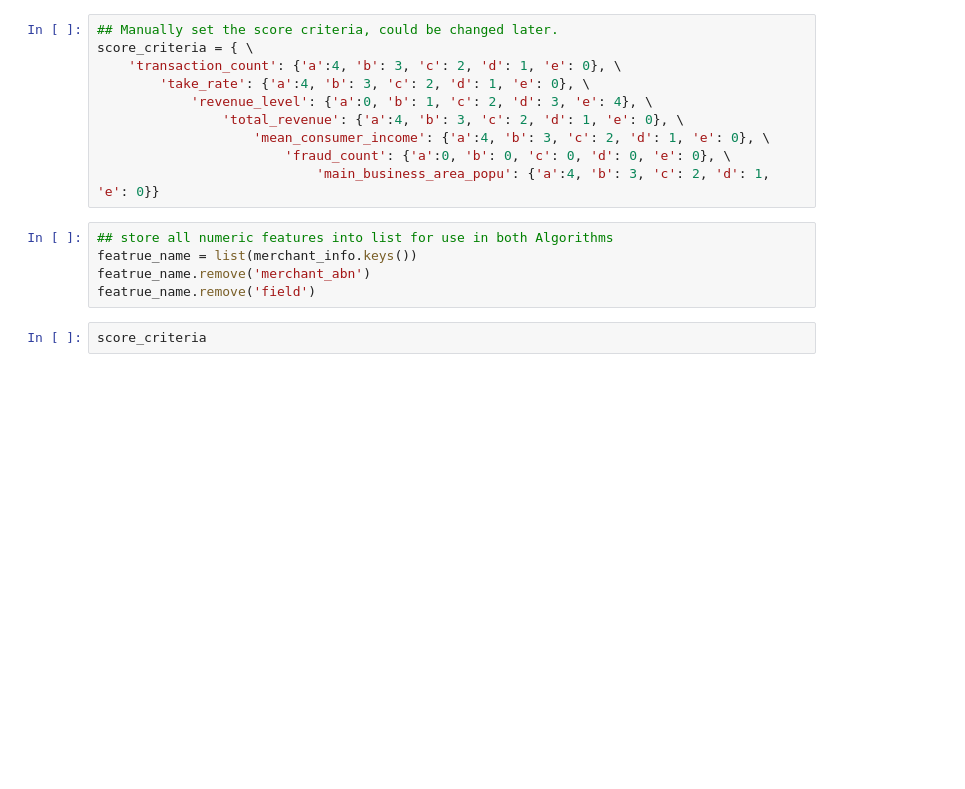
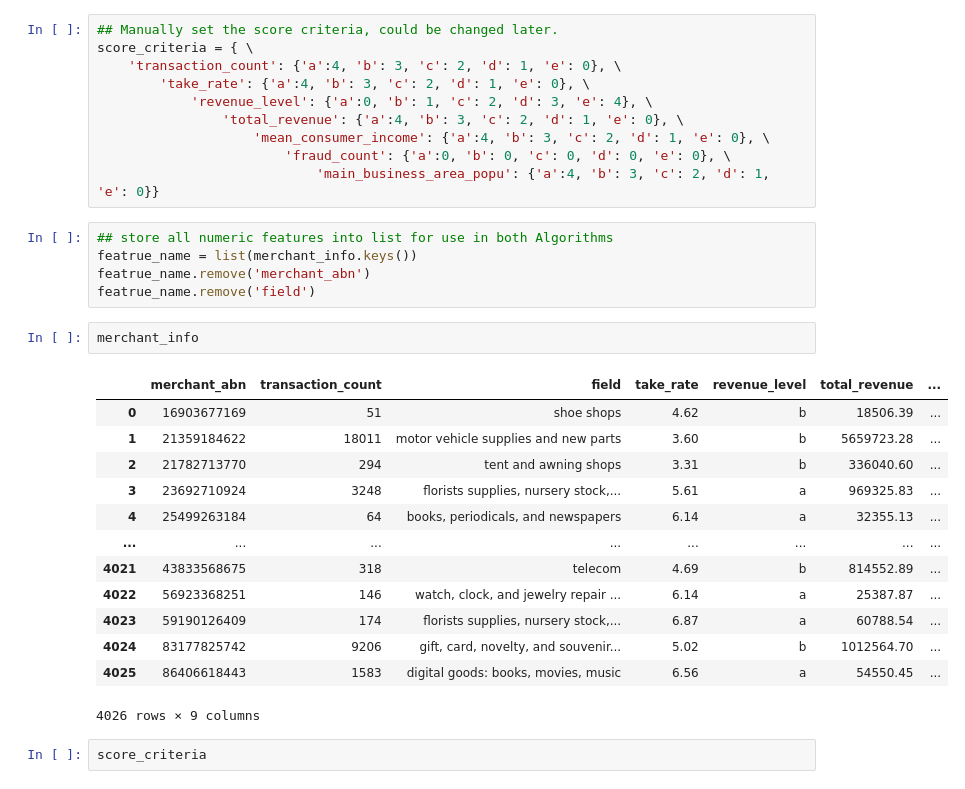
Before and after one commit to MAST30034-Applied-Data-Science/generic-buy-now-pay-later-project-group-28, a Jupyter notebook: notebooks/rank_algorithm.ipynb, the cells around one changed output. Cells and saved outputs as stored; diff of their text form; blank space fills up the shorter version.

```diff
--- a/notebooks/rank_algorithm.ipynb
+++ b/notebooks/rank_algorithm.ipynb
@@ -61,6 +82,22 @@ score_criteria = { \
 featrue_name = list(merchant_info.keys())
 featrue_name.remove('merchant_abn')
 featrue_name.remove('field')
+# %%
+merchant_info
+# %% [output]
+|  | merchant_abn | transaction_count | field | take_rate | revenue_level | total_revenue | ... |
+| 0 | 16903677169 | 51 | shoe shops | 4.62 | b | 18506.39 | ... |
+| 1 | 21359184622 | 18011 | motor vehicle supplies and new parts | 3.60 | b | 5659723.28 | ... |
+| 2 | 21782713770 | 294 | tent and awning shops | 3.31 | b | 336040.60 | ... |
+| 3 | 23692710924 | 3248 | florists supplies, nursery stock,... | 5.61 | a | 969325.83 | ... |
+| 4 | 25499263184 | 64 | books, periodicals, and newspapers | 6.14 | a | 32355.13 | ... |
+| ... | ... | ... | ... | ... | ... | ... | ... |
+| 4021 | 43833568675 | 318 | telecom | 4.69 | b | 814552.89 | ... |
+| 4022 | 56923368251 | 146 | watch, clock, and jewelry repair ... | 6.14 | a | 25387.87 | ... |
+| 4023 | 59190126409 | 174 | florists supplies, nursery stock,... | 6.87 | a | 60788.54 | ... |
+| 4024 | 83177825742 | 9206 | gift, card, novelty, and souvenir... | 5.02 | b | 1012564.70 | ... |
+| 4025 | 86406618443 | 1583 | digital goods: books, movies, music | 6.56 | a | 54550.45 | ... |
+4026 rows × 9 columns
 # %%
 score_criteria
 # %% [output]
```
Also changed, not shown: parts of 13 cells of this notebook.
